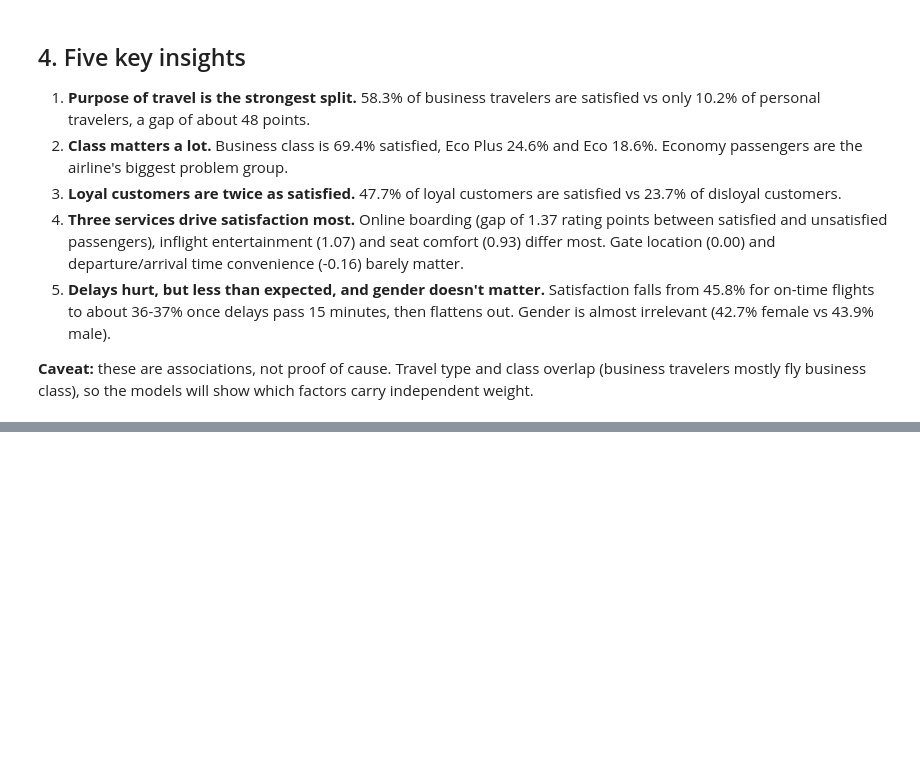
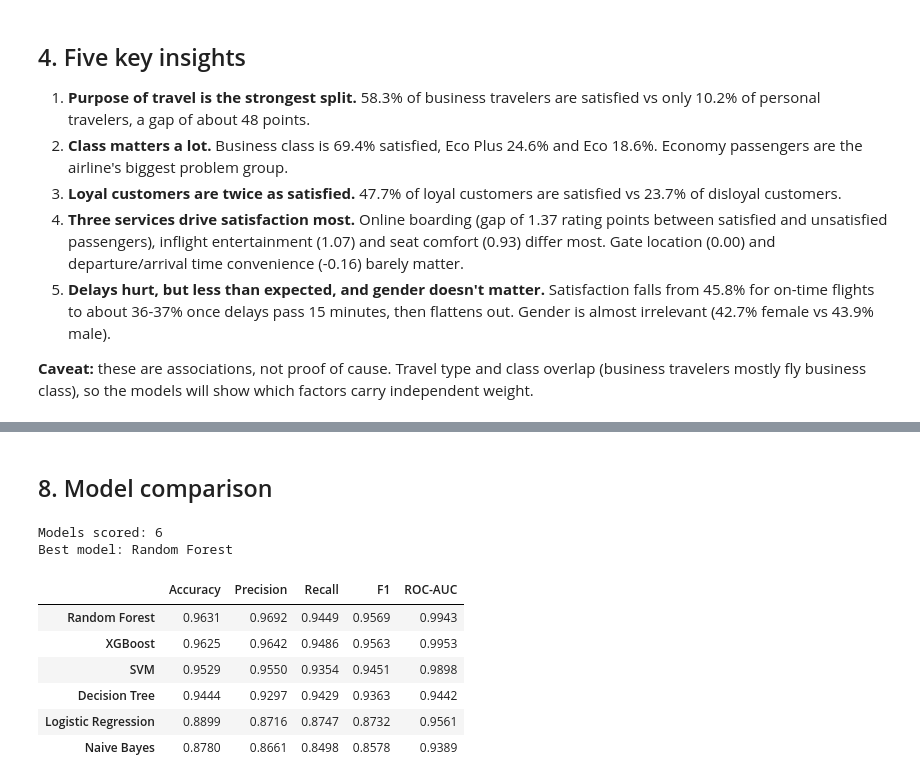
Before and after one commit to yashvardhanshah/airline-classification, a Jupyter notebook: notebooks/01_eda.ipynb, the cells around one changed output, grey strips where cells are left out. Saved outputs shown, nothing was run; the diff lists cells and outputs as text; code cells hidden in the pictures; blank space fills up the shorter version.

```diff
--- a/notebooks/01_eda.ipynb
+++ b/notebooks/01_eda.ipynb
@@ -250,0 +551,17 @@ Missing Arrival Delay: 310
+# %% [markdown]
+## 8. Model comparison
+# %%
+comparison = pd.DataFrame(scores).T.sort_values("Accuracy", ascending=False)
+print("Models scored:", len(comparison))
+print("Best model:", comparison.index[0])
+comparison.round(4)
+# %% [output]
+Models scored: 6
+Best model: Random Forest
+|  | Accuracy | Precision | Recall | F1 | ROC-AUC |
+| Random Forest | 0.9631 | 0.9692 | 0.9449 | 0.9569 | 0.9943 |
+| XGBoost | 0.9625 | 0.9642 | 0.9486 | 0.9563 | 0.9953 |
+| SVM | 0.9529 | 0.9550 | 0.9354 | 0.9451 | 0.9898 |
+| Decision Tree | 0.9444 | 0.9297 | 0.9429 | 0.9363 | 0.9442 |
+| Logistic Regression | 0.8899 | 0.8716 | 0.8747 | 0.8732 | 0.9561 |
+| Naive Bayes | 0.8780 | 0.8661 | 0.8498 | 0.8578 | 0.9389 |
```
Also changed, not shown: parts of 37 cells of this notebook.
